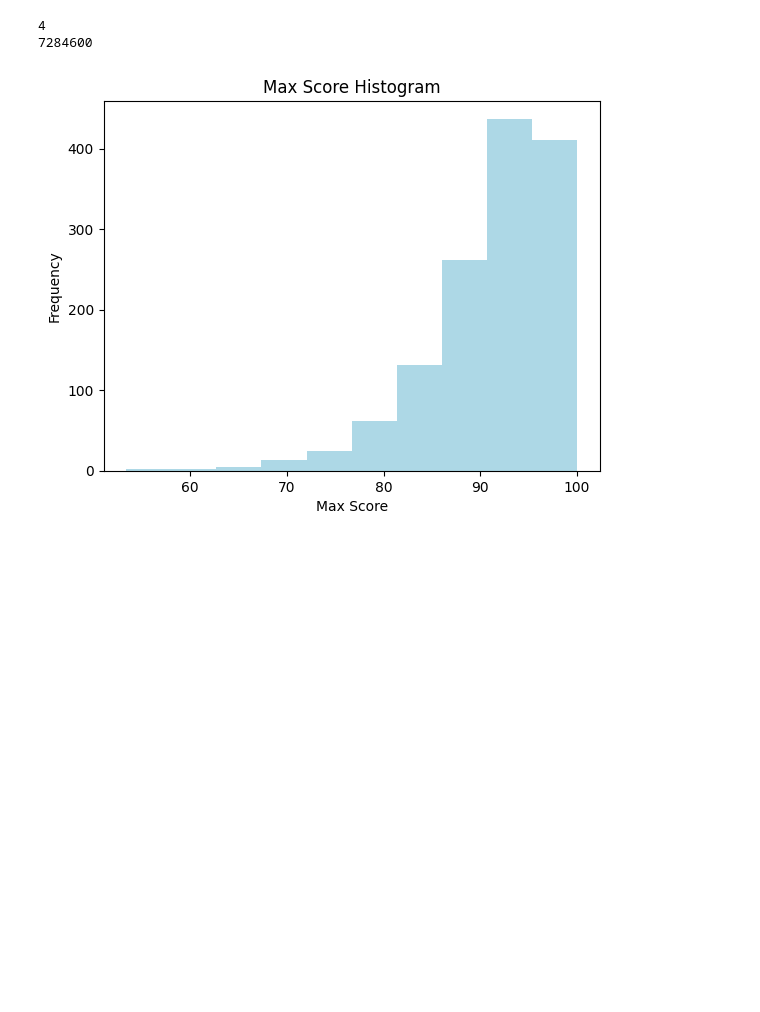
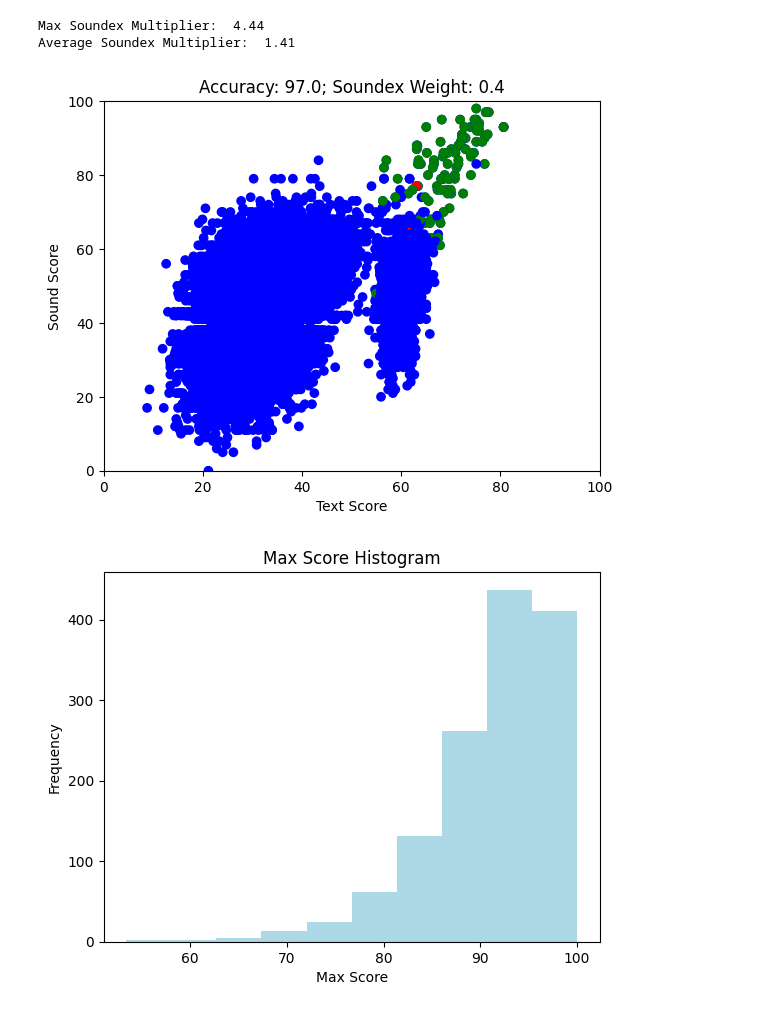
Before and after one commit to vishesh147/FuzzyAddressMatcher, a Jupyter notebook: test_accuracy.ipynb, the cells around one changed output. Drawn from its saved outputs; the diff is of its cells as text; code cells hidden in the pictures; blank space fills up the shorter version.

```diff
--- a/test_accuracy.ipynb
+++ b/test_accuracy.ipynb
@@ -1,13 +10,14 @@
 # %%
+from random import sample
 from app.text_matcher import TextAddress
 
 soundex_weight = 0.2
 
 data = []
 
+input_addresses = sample(erroneous_address_list, 50)
+
 for soundex_weight in [0.1, 0.2, 0.3, 0.4]:
-    input_line_no = 1
-    input_addresses = open('data/erroneous_addresses.txt', 'r')
 
     correct = 0
     incorrect = 0
@@ -15,9 +25,9 @@ for soundex_weight in [0.1, 0.2, 0.3, 0.4]:
 
     text_score_data = []
     soundex_score_data = []
-    correctness_data = []
+    color = []
 
-    for input_line in input_addresses:
+    for input_line, input_line_no in input_addresses:
         max_text_score = 0
         max_soundex_score = 0
         output_line_no = 0
@@ -32,7 +42,7 @@ for soundex_weight in [0.1, 0.2, 0.3, 0.4]:
 
                 text_score_data.append(text_score)
                 soundex_score_data.append(soundex_score)
-                correctness_data.append(False)
+                color.append('blue')
 
                 composite_score = (1 - soundex_weight)*text_score + soundex_weight*soundex_score
                 if composite_score > (1 - soundex_weight)*max_text_score + soundex_weight*max_soundex_score:
@@ -43,38 +53,45 @@ for soundex_weight in [0.1, 0.2, 0.3, 0.4]:
 
         if output_line_no == input_line_no:
             correct += 1
+            text_score_data.append(max_text_score)
+            soundex_score_data.append(max_soundex_score)
+            color.append('green')
         else:
             incorrect += 1
+            text_score_data.append(max_text_score)
+            soundex_score_data.append(max_soundex_score)
+            color.append('red')
 
-        text_score_data.append(max_text_score)
-        soundex_score_data.append(max_soundex_score)
-        correctness_data.append(True)
-
-        input_line_no += 1
-
-    input_addresses.close()
 
     accuracy = (correct/(correct+incorrect))
-    data.append([text_score_data, soundex_score_data, correctness_data, accuracy])
+    data.append([text_score_data, soundex_score_data, color, accuracy])
 # %%
 import matplotlib.pyplot as plt
 
-soundex_weight = 0.1
-text_score_data = data[0][0][0:728460]
-soundex_score_data = data[0][1][0:728460]
-correctness_data = data[0][2][0:728460]
-accuracy = data[0][3]
+i = 3
+soundex_weight = round(0.1 * (i+1), 1)
+text_score_data = data[i][0]
+soundex_score_data = data[i][1]
+color_data = data[i][2]
+accuracy = data[i][3]
 
-plt.scatter(x=text_score_data, y=soundex_score_data, marker='o', color=['red' if is_correct == True else 'blue' for is_correct in correctness_data])
+soundex_multipliers = [(soundex_score/text_score) if soundex_score > 0 else 0 for text_score, soundex_score in zip(text_score_data, soundex_score_data)]
+avg_soundex_multiplier = sum(soundex_multipliers)/(len(soundex_multipliers) - soundex_multipliers.count(0))
+
+print("Max Soundex Multiplier: ", round(max(soundex_multipliers), 2))
+print("Average Soundex Multiplier: ", round(avg_soundex_multiplier, 2))
+
+plt.scatter(x=text_score_data, y=soundex_score_data, marker='o', color=color_data)
 plt.title(f'Accuracy: {100 * accuracy}; Soundex Weight: {soundex_weight}')
 plt.xlabel('Text Score')
 plt.ylabel('Sound Score')
 plt.xlim(0, 100)
 plt.ylim(0, 100)
 plt.show()
 # %% [output]
-4
-7284600
+Max Soundex Multiplier:  4.44
+Average Soundex Multiplier:  1.41
+[figure, added]
 # %%
 top_score_data = []
 for i in range(len(text_score_data)):
```
Also changed, not shown: parts of 1 cell of this notebook, 3 other files.
